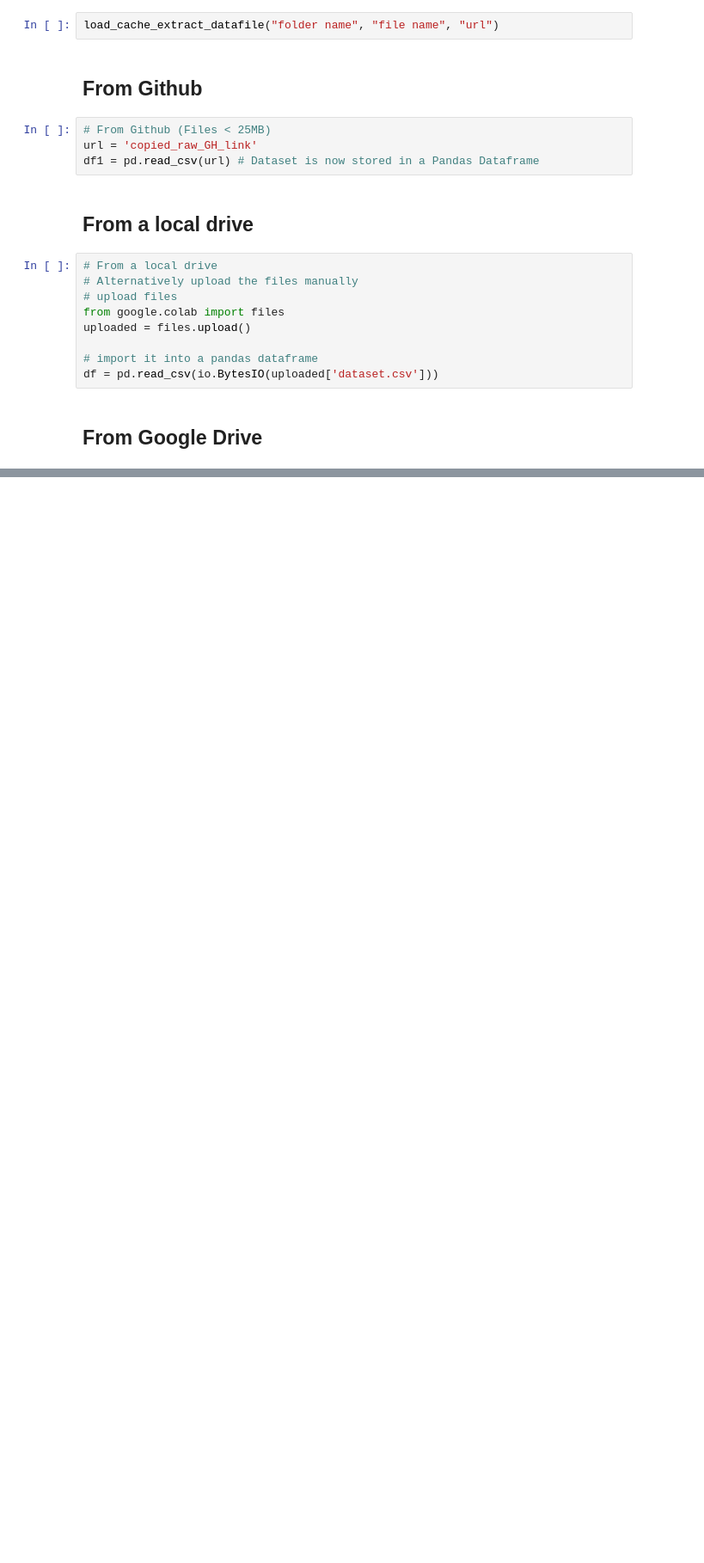
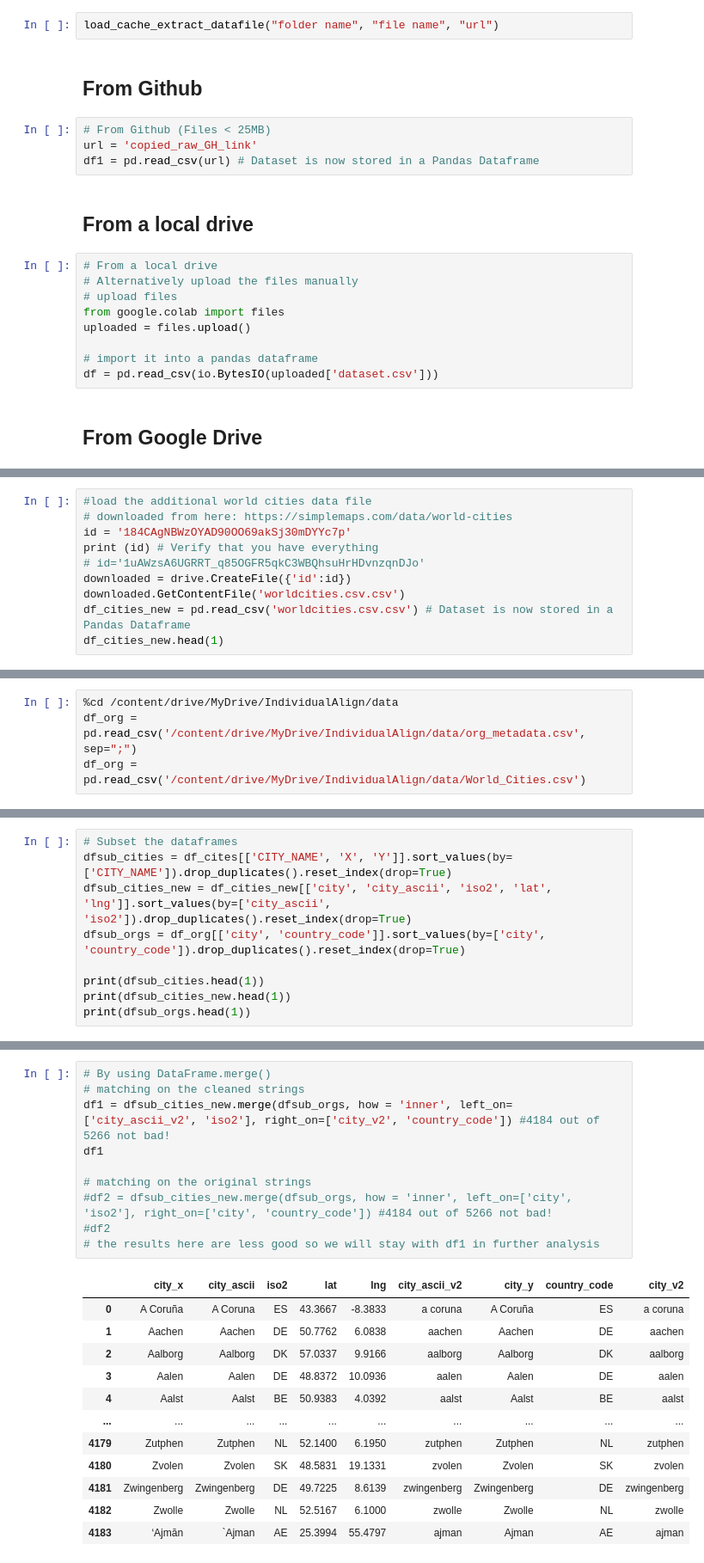
Before and after one commit to complexity-science-hub/SciFlows, a Jupyter notebook: preprocess_20230104.ipynb, the cells around one changed output, grey strips where cells are left out. Shown at 86% size. Saved outputs shown, nothing was run; the diff lists cells and outputs as text; blank space fills up the shorter version.

```diff
--- a/preprocess_20230104.ipynb
+++ b/preprocess_20230104.ipynb
@@ -230,0 +225,10 @@ df_org = pd.read_csv('org_metadata.csv', sep=";")
+# %%
+#load the additional world cities data file
+# downloaded from here: https://simplemaps.com/data/world-cities
+id = '184CAgNBWzOYAD90OO69akSj30mDYYc7p'
+print (id) # Verify that you have everything
+# id='1uAWzsA6UGRRT_q85OGFR5qkC3WBQhsuHrHDvnzqnDJo'
+downloaded = drive.CreateFile({'id':id})
+downloaded.GetContentFile('worldcities.csv.csv')
+df_cities_new = pd.read_csv('worldcities.csv.csv') # Dataset is now stored in a Pandas Dataframe
+df_cities_new.head(1)
@@ -230,0 +241,4 @@ df_org = pd.read_csv('org_metadata.csv', sep=";")
+# %%
+%cd /content/drive/MyDrive/IndividualAlign/data
+df_org = pd.read_csv('/content/drive/MyDrive/IndividualAlign/data/org_metadata.csv', sep=";")
+df_org = pd.read_csv('/content/drive/MyDrive/IndividualAlign/data/World_Cities.csv')
@@ -230,0 +247,9 @@ df_org = pd.read_csv('org_metadata.csv', sep=";")
+# %%
+# Subset the dataframes
+dfsub_cities = df_cites[['CITY_NAME', 'X', 'Y']].sort_values(by=['CITY_NAME']).drop_duplicates().reset_index(drop=True)
+dfsub_cities_new = df_cities_new[['city', 'city_ascii', 'iso2', 'lat', 'lng']].sort_values(by=['city_ascii', 'iso2']).drop_duplicates().reset_index(drop=True)
+dfsub_orgs = df_org[['city', 'country_code']].sort_values(by=['city', 'country_code']).drop_duplicates().reset_index(drop=True)
+
+print(dfsub_cities.head(1))
+print(dfsub_cities_new.head(1))
+print(dfsub_orgs.head(1))
@@ -230,0 +320,23 @@ df_org = pd.read_csv('org_metadata.csv', sep=";")
+# %%
+# By using DataFrame.merge()
+# matching on the cleaned strings
+df1 = dfsub_cities_new.merge(dfsub_orgs, how = 'inner', left_on=['city_ascii_v2', 'iso2'], right_on=['city_v2', 'country_code']) #4184 out of 5266 not bad!
+df1
+
+# matching on the original strings
+#df2 = dfsub_cities_new.merge(dfsub_orgs, how = 'inner', left_on=['city', 'iso2'], right_on=['city', 'country_code']) #4184 out of 5266 not bad!
+#df2
+# the results here are less good so we will stay with df1 in further analysis
+# %% [output]
+|  | city_x | city_ascii | iso2 | lat | lng | city_ascii_v2 | city_y | country_code | city_v2 |
+| 0 | A Coruña | A Coruna | ES | 43.3667 | -8.3833 | a coruna | A Coruña | ES | a coruna |
+| 1 | Aachen | Aachen | DE | 50.7762 | 6.0838 | aachen | Aachen | DE | aachen |
+| 2 | Aalborg | Aalborg | DK | 57.0337 | 9.9166 | aalborg | Aalborg | DK | aalborg |
+| 3 | Aalen | Aalen | DE | 48.8372 | 10.0936 | aalen | Aalen | DE | aalen |
+| 4 | Aalst | Aalst | BE | 50.9383 | 4.0392 | aalst | Aalst | BE | aalst |
+| ... | ... | ... | ... | ... | ... | ... | ... | ... | ... |
+| 4179 | Zutphen | Zutphen | NL | 52.1400 | 6.1950 | zutphen | Zutphen | NL | zutphen |
+| 4180 | Zvolen | Zvolen | SK | 48.5831 | 19.1331 | zvolen | Zvolen | SK | zvolen |
+| 4181 | Zwingenberg | Zwingenberg | DE | 49.7225 | 8.6139 | zwingenberg | Zwingenberg | DE | zwingenberg |
+| 4182 | Zwolle | Zwolle | NL | 52.5167 | 6.1000 | zwolle | Zwolle | NL | zwolle |
+| 4183 | ‘Ajmān | `Ajman | AE | 25.3994 | 55.4797 | ajman | Ajman | AE | ajman |
```
Also changed, not shown: parts of 21 cells of this notebook.
